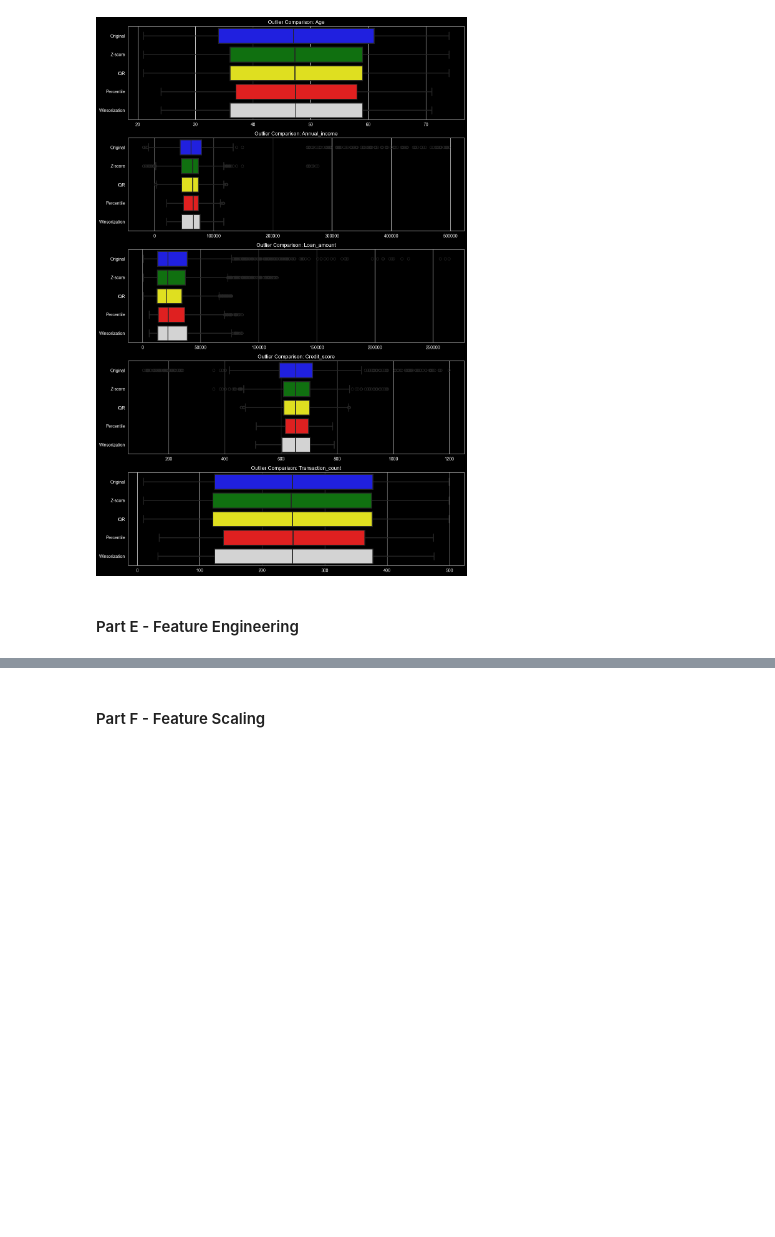
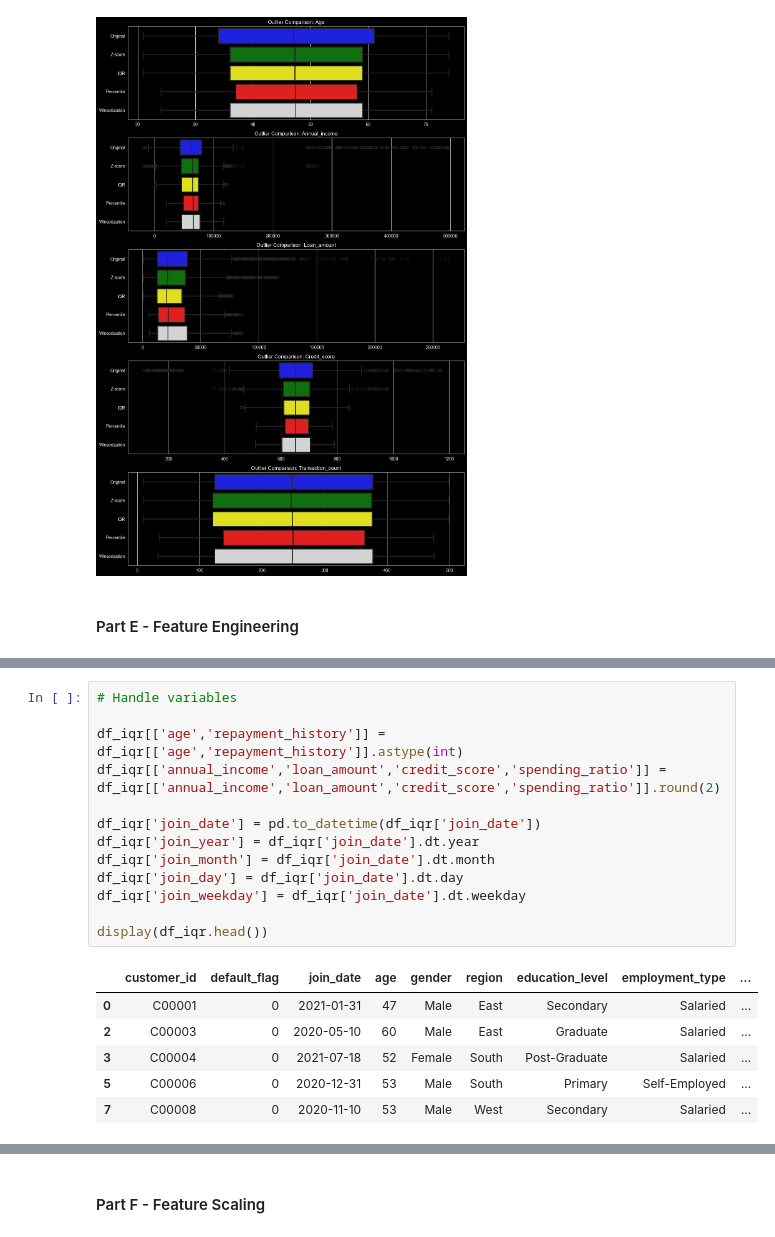
Before and after one commit to krish-desai-123/Data-Preprocessing-and-Feature-Engineering, a Jupyter notebook: Final_Project/holistic_data_preparer.ipynb, the cells around one changed output, grey strips where cells are left out. Cells and saved outputs as stored; diff of their text form; blank space fills up the shorter version.

```diff
--- a/Final_Project/holistic_data_preparer.ipynb
+++ b/Final_Project/holistic_data_preparer.ipynb
@@ -535,0 +552,20 @@ plt.show()
+# %%
+# Handle variables
+
+df_iqr[['age','repayment_history']] = df_iqr[['age','repayment_history']].astype(int)
+df_iqr[['annual_income','loan_amount','credit_score','spending_ratio']] = df_iqr[['annual_income','loan_amount','credit_score','spending_ratio']].round(2)
+
+df_iqr['join_date'] = pd.to_datetime(df_iqr['join_date'])
+df_iqr['join_year'] = df_iqr['join_date'].dt.year
+df_iqr['join_month'] = df_iqr['join_date'].dt.month
+df_iqr['join_day'] = df_iqr['join_date'].dt.day
+df_iqr['join_weekday'] = df_iqr['join_date'].dt.weekday
+
+display(df_iqr.head())
+# %% [output]
+|  | customer_id | default_flag | join_date | age | gender | region | education_level | employment_type | ... |
+| 0 | C00001 | 0 | 2021-01-31 | 47 | Male | East | Secondary | Salaried | ... |
+| 2 | C00003 | 0 | 2020-05-10 | 60 | Male | East | Graduate | Salaried | ... |
+| 3 | C00004 | 0 | 2021-07-18 | 52 | Female | South | Post-Graduate | Salaried | ... |
+| 5 | C00006 | 0 | 2020-12-31 | 53 | Male | South | Primary | Self-Employed | ... |
+| 7 | C00008 | 0 | 2020-11-10 | 53 | Male | West | Secondary | Salaried | ... |
```
Also changed, not shown: parts of 5 cells of this notebook.
